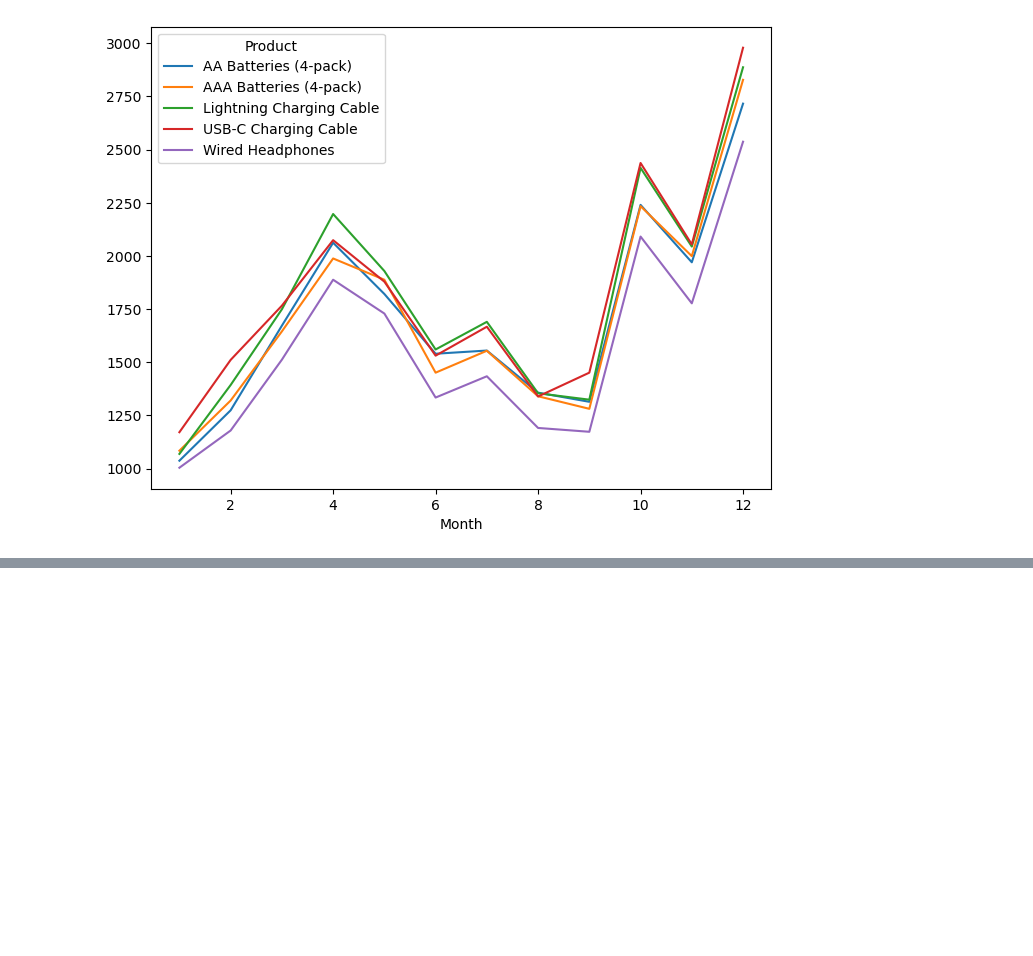
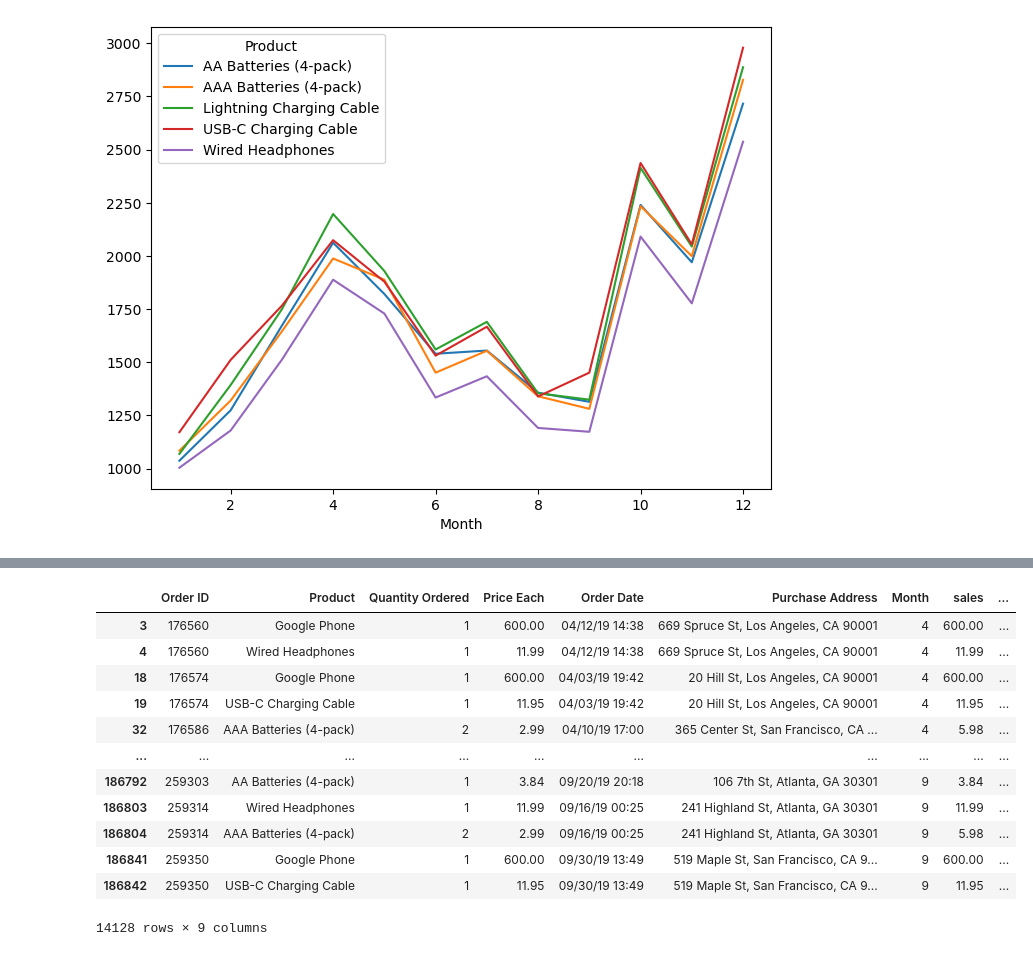
Before and after one commit to ewooten7/E-Commerce_Sales-Data-Analysis, a Jupyter notebook: My-E-Commerce-Data-Analysis.ipynb, the cells around one changed output, grey strips where cells are left out. Saved outputs shown, nothing was run; the diff lists cells and outputs as text; code cells hidden in the pictures; blank space fills up the shorter version.

```diff
--- a/My-E-Commerce-Data-Analysis.ipynb
+++ b/My-E-Commerce-Data-Analysis.ipynb
@@ -449,0 +478,16 @@ Observation Inference : Products have been sold more in Oct , Nov , Dec
+# %%
+df_duplicated ## dataframe in which we have those Order Ids who have purchased more products !
+# %% [output]
+|  | Order ID | Product | Quantity Ordered | Price Each | Order Date | Purchase Address | Month | sales | ... |
+| 3 | 176560 | Google Phone | 1 | 600.00 | 04/12/19 14:38 | 669 Spruce St, Los Angeles, CA 90001 | 4 | 600.00 | ... |
+| 4 | 176560 | Wired Headphones | 1 | 11.99 | 04/12/19 14:38 | 669 Spruce St, Los Angeles, CA 90001 | 4 | 11.99 | ... |
+| 18 | 176574 | Google Phone | 1 | 600.00 | 04/03/19 19:42 | 20 Hill St, Los Angeles, CA 90001 | 4 | 600.00 | ... |
+| 19 | 176574 | USB-C Charging Cable | 1 | 11.95 | 04/03/19 19:42 | 20 Hill St, Los Angeles, CA 90001 | 4 | 11.95 | ... |
+| 32 | 176586 | AAA Batteries (4-pack) | 2 | 2.99 | 04/10/19 17:00 | 365 Center St, San Francisco, CA ... | 4 | 5.98 | ... |
+| ... | ... | ... | ... | ... | ... | ... | ... | ... | ... |
+| 186792 | 259303 | AA Batteries (4-pack) | 1 | 3.84 | 09/20/19 20:18 | 106 7th St, Atlanta, GA 30301 | 9 | 3.84 | ... |
+| 186803 | 259314 | Wired Headphones | 1 | 11.99 | 09/16/19 00:25 | 241 Highland St, Atlanta, GA 30301 | 9 | 11.99 | ... |
+| 186804 | 259314 | AAA Batteries (4-pack) | 2 | 2.99 | 09/16/19 00:25 | 241 Highland St, Atlanta, GA 30301 | 9 | 5.98 | ... |
+| 186841 | 259350 | Google Phone | 1 | 600.00 | 09/30/19 13:49 | 519 Maple St, San Francisco, CA 9... | 9 | 600.00 | ... |
+| 186842 | 259350 | USB-C Charging Cable | 1 | 11.95 | 09/30/19 13:49 | 519 Maple St, San Francisco, CA 9... | 9 | 11.95 | ... |
+14128 rows × 9 columns
```
Also changed, not shown: parts of 12 cells of this notebook.
